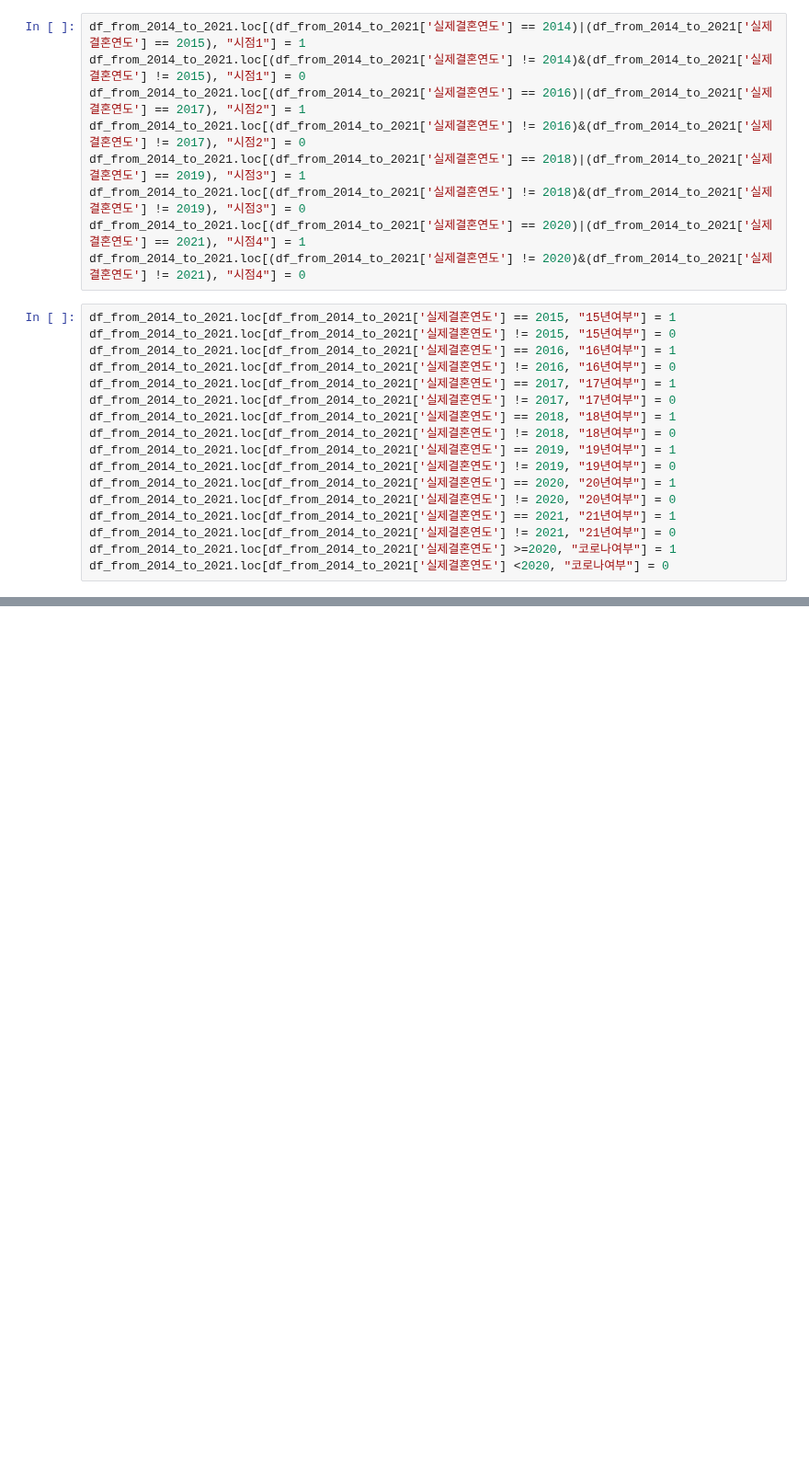
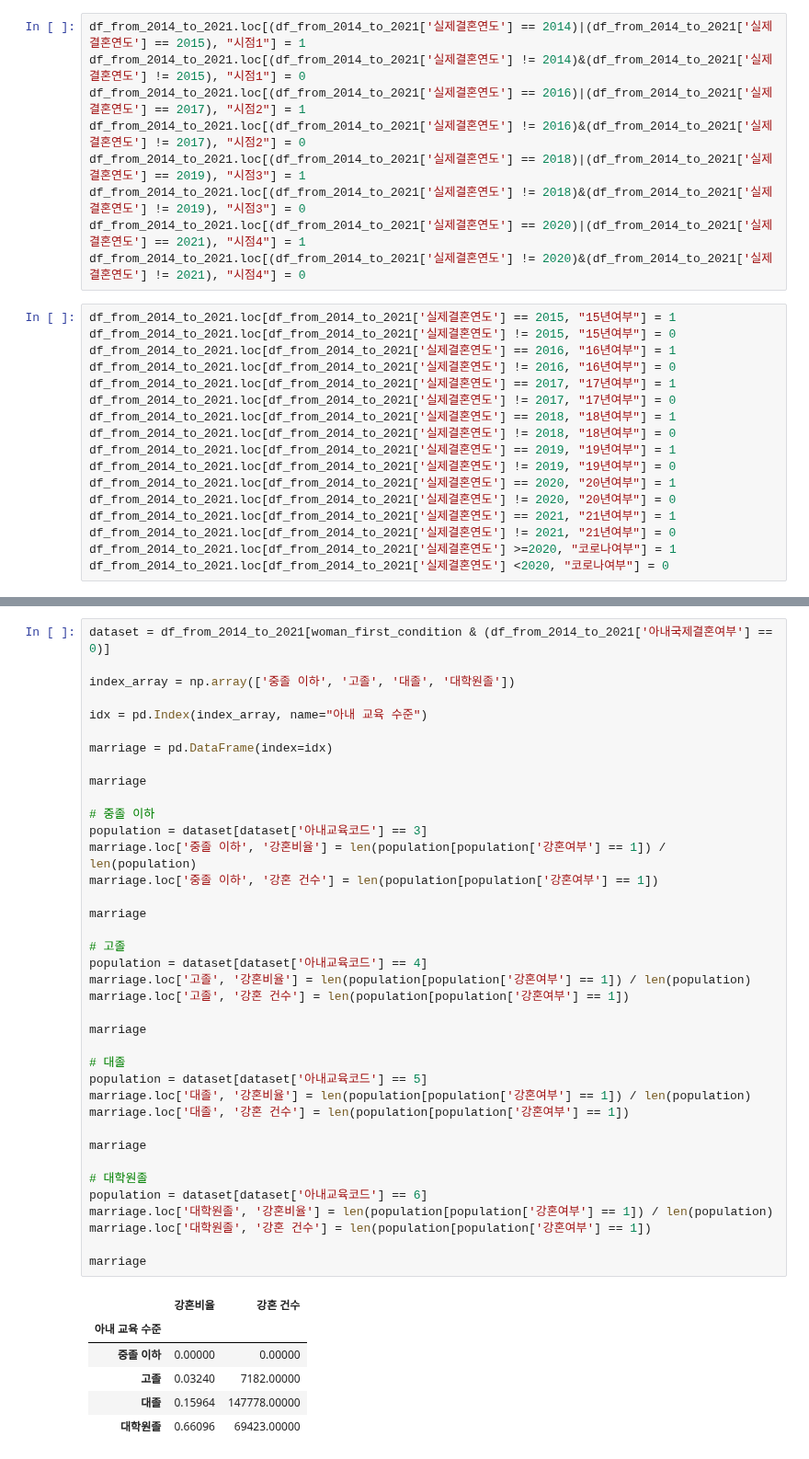
Before and after one commit to ohMinyoung22/science_project, a Jupyter notebook: eda/kanghon.ipynb, the cells around one changed output, grey strips where cells are left out. Shown at 92% size. Drawn from its saved outputs; the diff is of its cells as text; blank space fills up the shorter version.

```diff
--- a/eda/kanghon.ipynb
+++ b/eda/kanghon.ipynb
@@ -655,0 +413,45 @@ newDf
+# %%
+dataset = df_from_2014_to_2021[woman_first_condition & (df_from_2014_to_2021['아내국제결혼여부'] == 0)]
+
+index_array = np.array(['중졸 이하', '고졸', '대졸', '대학원졸'])
+
+idx = pd.Index(index_array, name="아내 교육 수준")
+
+marriage = pd.DataFrame(index=idx)
+
+marriage
+
+# 중졸 이하
+population = dataset[dataset['아내교육코드'] == 3]
+marriage.loc['중졸 이하', '강혼비율'] = len(population[population['강혼여부'] == 1]) / len(population)
+marriage.loc['중졸 이하', '강혼 건수'] = len(population[population['강혼여부'] == 1])
+
+marriage
+
+# 고졸
+population = dataset[dataset['아내교육코드'] == 4]
+marriage.loc['고졸', '강혼비율'] = len(population[population['강혼여부'] == 1]) / len(population)
+marriage.loc['고졸', '강혼 건수'] = len(population[population['강혼여부'] == 1])
+
+marriage
+
+# 대졸
+population = dataset[dataset['아내교육코드'] == 5]
+marriage.loc['대졸', '강혼비율'] = len(population[population['강혼여부'] == 1]) / len(population)
+marriage.loc['대졸', '강혼 건수'] = len(population[population['강혼여부'] == 1])
+
+marriage
+
+# 대학원졸
+population = dataset[dataset['아내교육코드'] == 6]
+marriage.loc['대학원졸', '강혼비율'] = len(population[population['강혼여부'] == 1]) / len(population)
+marriage.loc['대학원졸', '강혼 건수'] = len(population[population['강혼여부'] == 1])
+
+marriage
+# %% [output]
+|  | 강혼비율 | 강혼 건수 |
+| 아내 교육 수준 |  |  |
+| 중졸 이하 | 0.00000 | 0.00000 |
+| 고졸 | 0.03240 | 7182.00000 |
+| 대졸 | 0.15964 | 147778.00000 |
+| 대학원졸 | 0.66096 | 69423.00000 |
```
Also changed, not shown: parts of 30 cells of this notebook.
